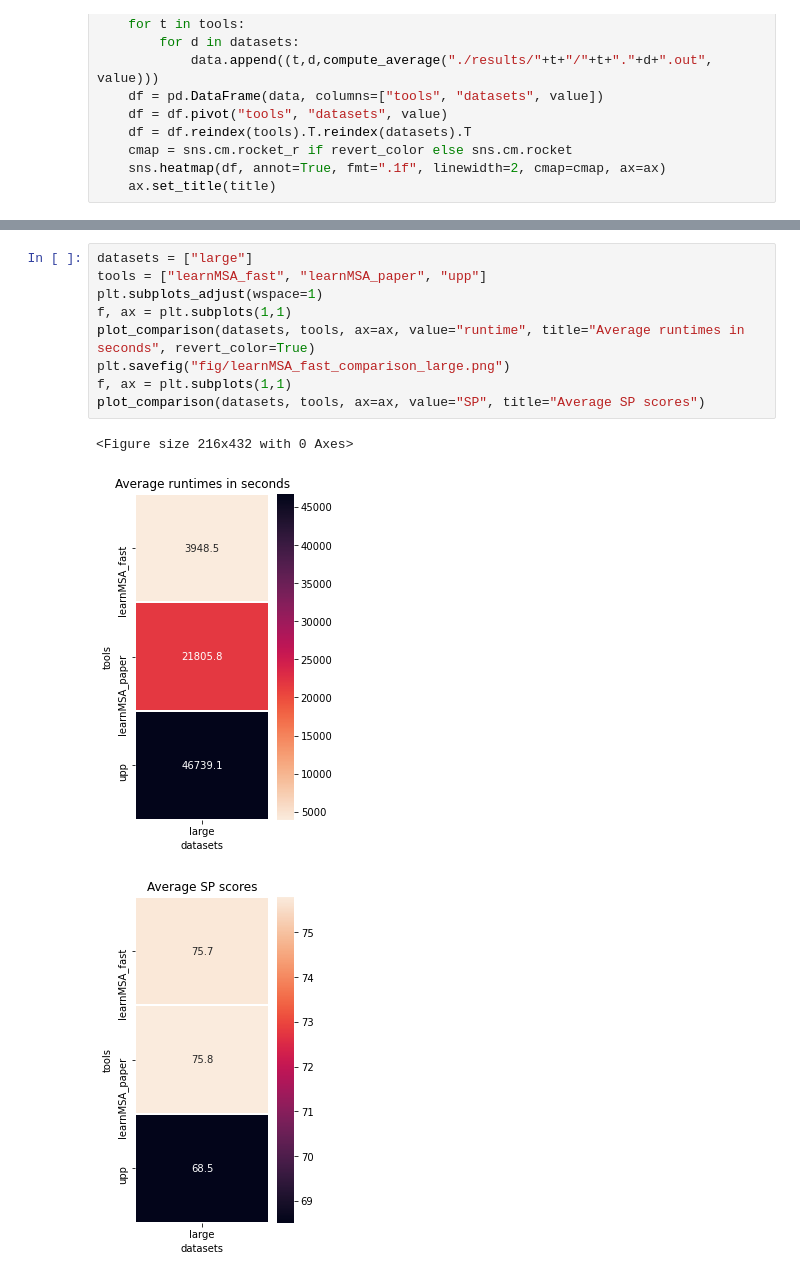
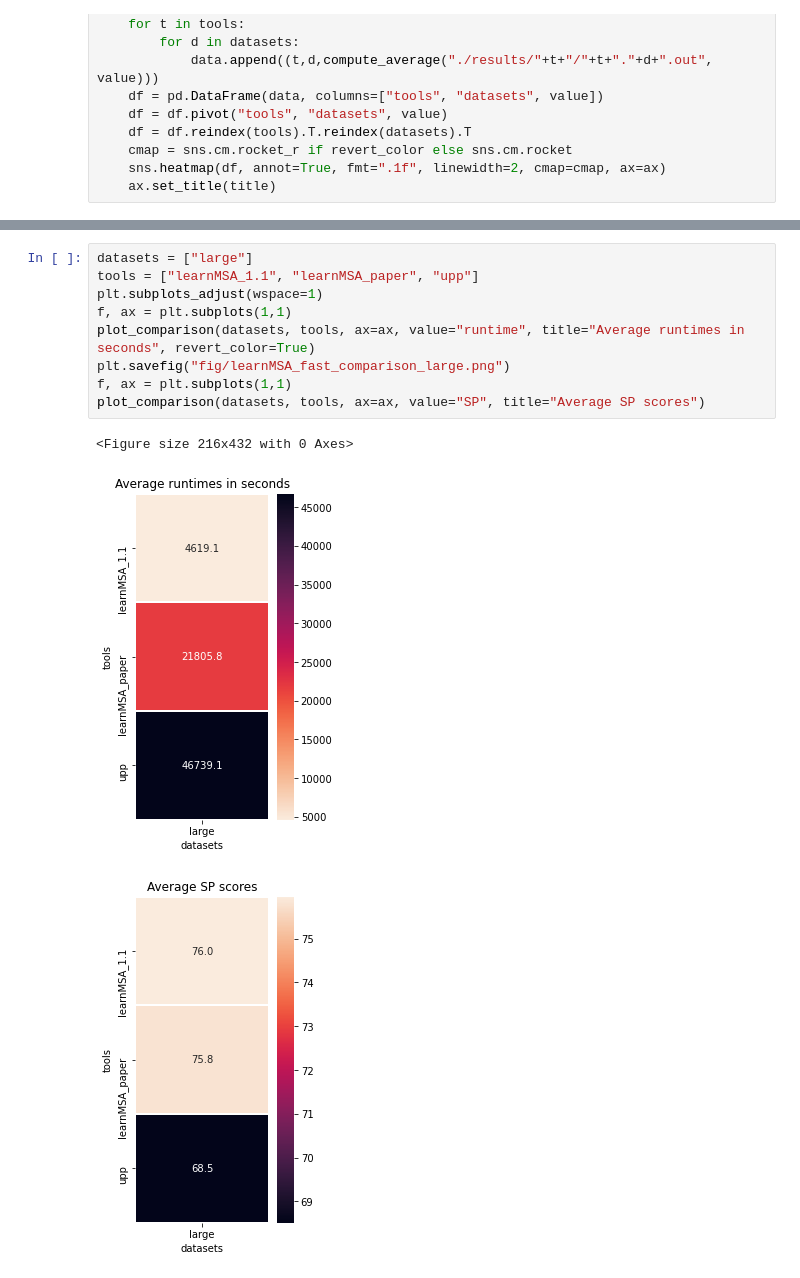
Before and after one commit to felbecker/MSA-HMM-Analysis, a Jupyter notebook: RuntimeComparison.ipynb, the cells around one changed output, grey strips where cells are left out. Saved outputs shown, nothing was run; the diff lists cells and outputs as text.

```diff
--- a/RuntimeComparison.ipynb
+++ b/RuntimeComparison.ipynb
@@ -61,13 +61,13 @@ plot_comparison(datasets, tools, ax=ax, value="SP", title="Average SP scores")
 # %%
 datasets = ["large"]
-tools = ["learnMSA_fast", "learnMSA_paper", "upp"]
+tools = ["learnMSA_1.1", "learnMSA_paper", "upp"]
 plt.subplots_adjust(wspace=1)
 f, ax = plt.subplots(1,1)
 plot_comparison(datasets, tools, ax=ax, value="runtime", title="Average runtimes in seconds", revert_color=True)
 plt.savefig("fig/learnMSA_fast_comparison_large.png")
 f, ax = plt.subplots(1,1)
 plot_comparison(datasets, tools, ax=ax, value="SP", title="Average SP scores")
 # %% [output]
 <Figure size 216x432 with 0 Axes>
-[figure, old version]
+[figure, new version]
-[figure, old version]
+[figure, new version]
```
Also changed, not shown: parts of 1 cell of this notebook, 26 other files.
